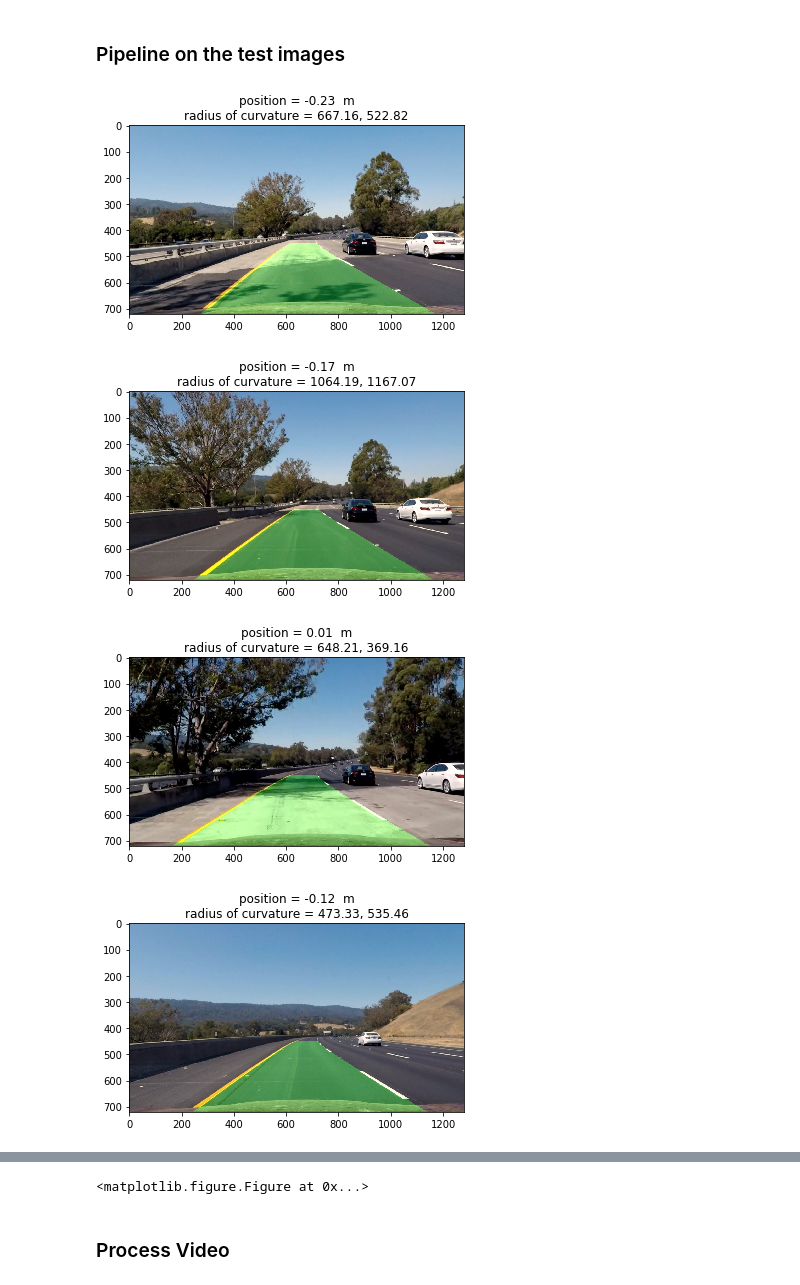
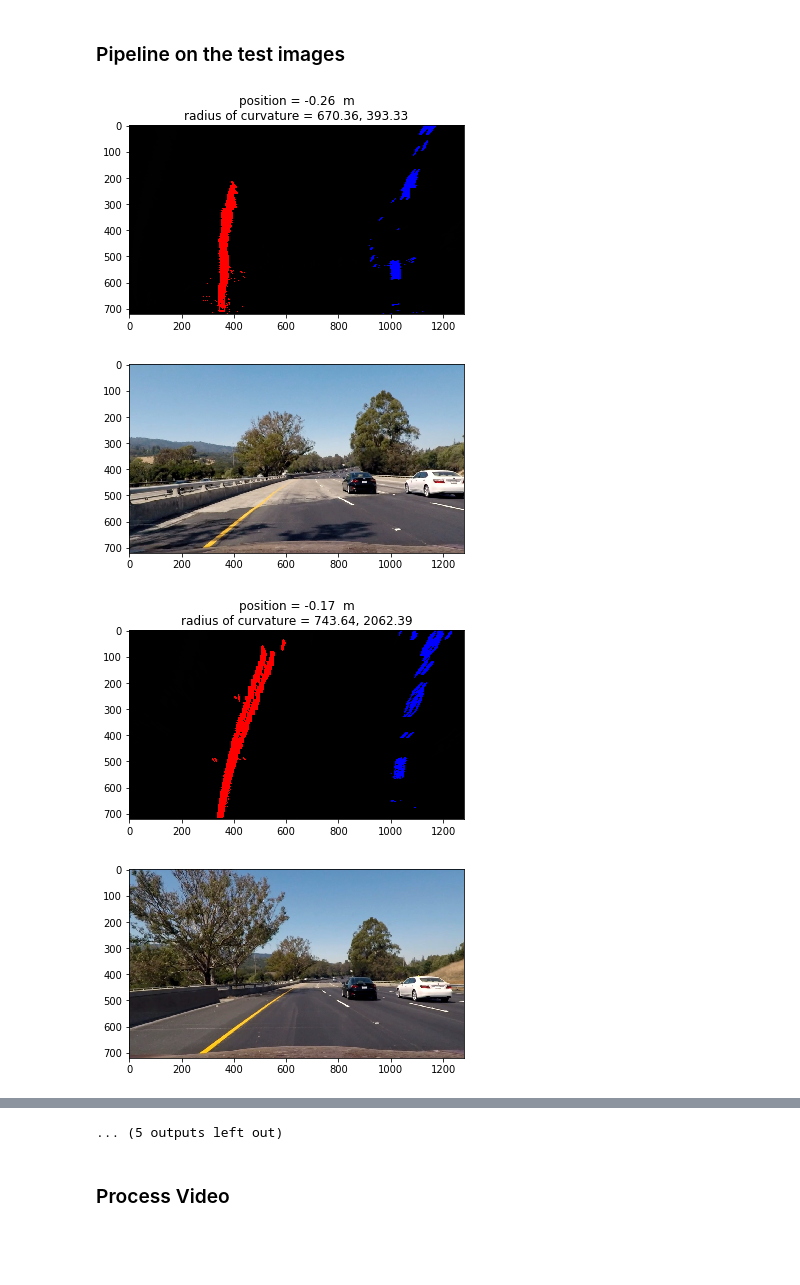
Before and after one commit to Kazutaka333/AdvancedLaneLineFinder, a Jupyter notebook: advancedLaneFinding.ipynb, the cells around one changed output, grey strips where cells are left out. Saved outputs shown, nothing was run; the diff lists cells and outputs as text; code cells hidden in the pictures; blank space fills up the shorter version.

```diff
--- a/advancedLaneFinding.ipynb
+++ b/advancedLaneFinding.ipynb
@@ -20,6 +20,8 @@ import matplotlib.pyplot as plt
 # %% [markdown]
 #### Collect object points and calibrate the camera
 # %%
+output_dir = "./output_images/"
+
 nx = 9
 ny = 6
 
@@ -43,12 +45,20 @@ for fname in images:
         imgpoints.append(corners)
         objpoints.append(objp)
         cv2.drawChessboardCorners(img, (nx, ny), corners, ret)
-        plt.figure()
-        plt.imshow(img)
 
 ret, mtx, dist, rvecs, tvecs = cv2.calibrateCamera(objpoints,
                                                    imgpoints,
                                                    gray.shape[::-1],
                                                    None,
                                                    None)
+img = cv2.imread(images[1])
+undist = cv2.undistort(img, mtx, dist, None, mtx)
+plt.imshow(img)
+plt.title("original")
+plt.savefig(output_dir + "camera_calib/original.jpg")
+plt.figure()
+plt.imshow(undist)
+plt.title("undistorted")
+plt.savefig(output_dir + "camera_calib/undistorted.jpg")
+plt.figure()
 # %% [output]
@@ -71,7 +72,7 @@ ret, mtx, dist, rvecs, tvecs = cv2.calibrateCamera(objpoints,
 ym_per_pix = 30/720 # meters per pixel in y dimension
 xm_per_pix = 3.7/700 # meters per pixel in x dimension
 
-def threshold_x_gradient(img, sobel_x_thresh=(20, 100)):
+def threshold_x_gradient(img, sobel_x_thresh=(15, 100)):
     gray = cv2.cvtColor(img, cv2.COLOR_RGB2GRAY)
 
     # Calculate Sobel x
@@ -137,17 +138,6 @@ def find_lane_pixels(warped):
         win_xright_low = rightx_current - margin
         win_xright_high = rightx_current + margin
 
-        cv2.rectangle(out_img,
-                      (win_xleft_low,win_y_low),
-                      (win_xleft_high,win_y_high),
-                      (0,255,0),
-                      2)
-        cv2.rectangle(out_img,
-                      (win_xright_low,win_y_low),
-                      (win_xright_high,win_y_high),
-                      (0,255,0),
-                      2)
-
         inds = np.arange(nonzerox.shape[0])
         good_left_inds = inds[(win_xleft_low <= nonzerox) & ( nonzerox < win_xleft_high) &
                               (win_y_low <= nonzeroy) & (nonzeroy < win_y_high)]
@@ -194,6 +184,8 @@ def easy_find_lane_pixel(warped):
     righty = nonzeroy[right_lane_inds]
 
     out_img = np.dstack((warped, warped, warped))
+    out_img[lefty, leftx] = [255, 0, 0]
+    out_img[righty, rightx] = [0, 0, 255]
 
     return leftx, lefty, rightx, righty, out_img
 
@@ -216,8 +208,8 @@ def fit_polynomial_for_video(leftx, lefty, rightx, righty, out_img):
     right_fit = np.polyfit(righty, rightx, 2)
     l_line.setCurrentFit(left_fit)
     r_line.setCurrentFit(right_fit)
-    left_fit = l_line.best_fit
-    right_fit = r_line.best_fit
+#     left_fit = l_line.best_fit
+#     right_fit = r_line.best_fit
 
     ploty = np.linspace(0, out_img.shape[0]-1, out_img.shape[0])
     left_fitx = left_fit[0]*ploty**2 + left_fit[1]*ploty + left_fit[2]
@@ -337,38 +328,41 @@ for i, fname in enumerate(fnames):
     left_fitx, right_fitx, ploty, out_img = fit_polynomial(leftx, lefty, rightx, righty, out_img)
 
     # measure radius of curvature
     left_curverad, right_curverad = measure_curvature_pixels(leftx, lefty, rightx, righty, out_img)
 
     # find the vichle's position with respect to the center of the lanes
     position = find_position(left_fitx, right_fitx, ploty, out_img)
     title = "position = %.2f  m\nradius of curvature = %.2f, %.2f"%(position,left_curverad,right_curverad)
     plt.title(title)
 
     # mark lane
     marked = mark_lane(left_fitx, right_fitx, ploty, out_img)
 
     # plot polinomials
 #     plt.plot(left_fitx, ploty, color='yellow')
 #     plt.plot(right_fitx, ploty, color='yellow')
 
     # unwarp
     inv_M = cv2.getPerspectiveTransform(dst, src)
-    unwarped = cv2.warpPerspective(marked, inv_M, img_size, flags=cv2.INTER_LINEAR)
-    result = cv2.addWeighted(undist, 1, unwarped, 0.3, 0)
-    plt.imshow(result)
-
+    unwarped_mark = cv2.warpPerspective(marked, inv_M, img_size, flags=cv2.INTER_LINEAR)
+    unwarped_lane = cv2.warpPerspective(out_img, inv_M, img_size, flags=cv2.INTER_LINEAR)
+    result = cv2.addWeighted(undist, 1, unwarped_mark, 0.3, 0)
+    result = cv2.addWeighted(result, 1, unwarped_lane, 0.5, 0)
+    plt.imshow(out_img)
+    plt.figure()
+    plt.imshow(undist)
 
 # Save images
 #     plt.imsave(output_dir + "undist/" + fname[12:], undist)
 #     plt.imsave(output_dir + "sobel_s_channel_color/" + fname[12:], color_binary)
 #     plt.imsave(output_dir + "sobel_s_channel/" + fname[12:], combined, cmap="gray")
 #     plt.imsave(output_dir + "undist_warped/" + fname[12:], warped)
 #     plt.imsave(output_dir + "threshold_warped/" + fname[12:], warped, cmap="gray")
 #     plt.imsave(output_dir + "lane_pixel/" + fname[12:], out_img)
 #     plt.savefig(output_dir + "marked_lane/" + fname[12:])
     plt.figure()
 # %% [output]
-[figure, old version]
+[figure, new version]
-[figure, old version]
+[figure, new version]
-[figure, old version]
+[figure, new version]
-[figure, old version]
+[figure, new version]
@@ -379,4 +377,4 @@ for i, fname in enumerate(fnames):
-<matplotlib.figure.Figure at 0x...>
+... (5 outputs left out)
 # %%
 # import library for video processing
 from moviepy.editor import VideoFileClip
```
Also changed, not shown: parts of 6 cells of this notebook, 3 other files.
